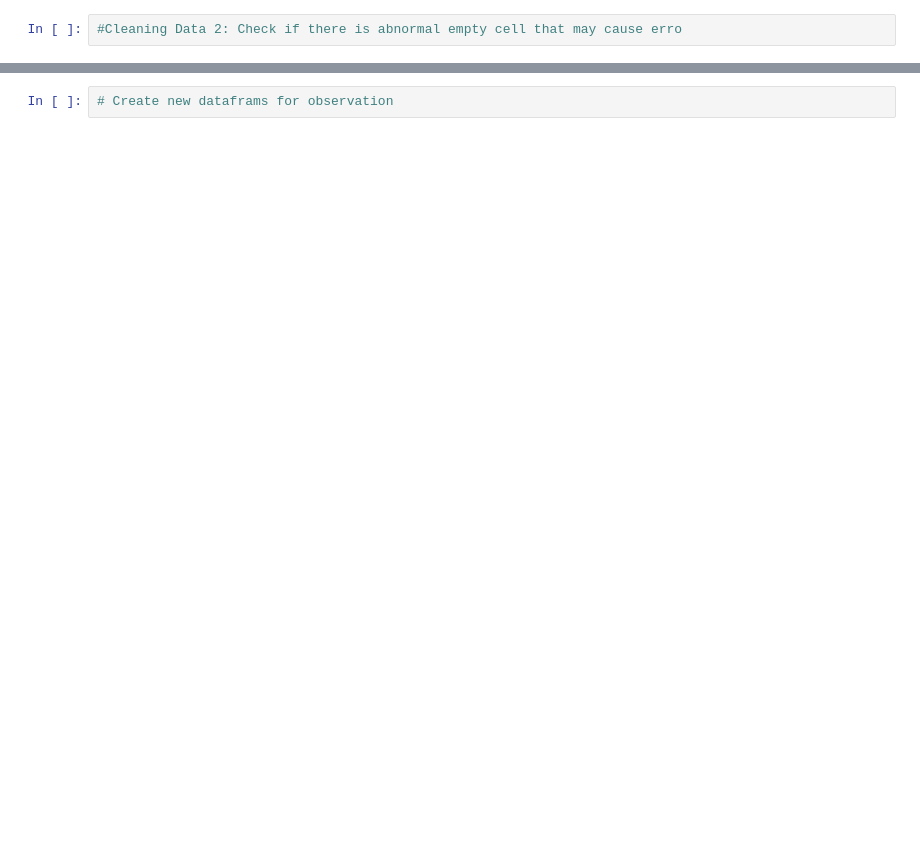
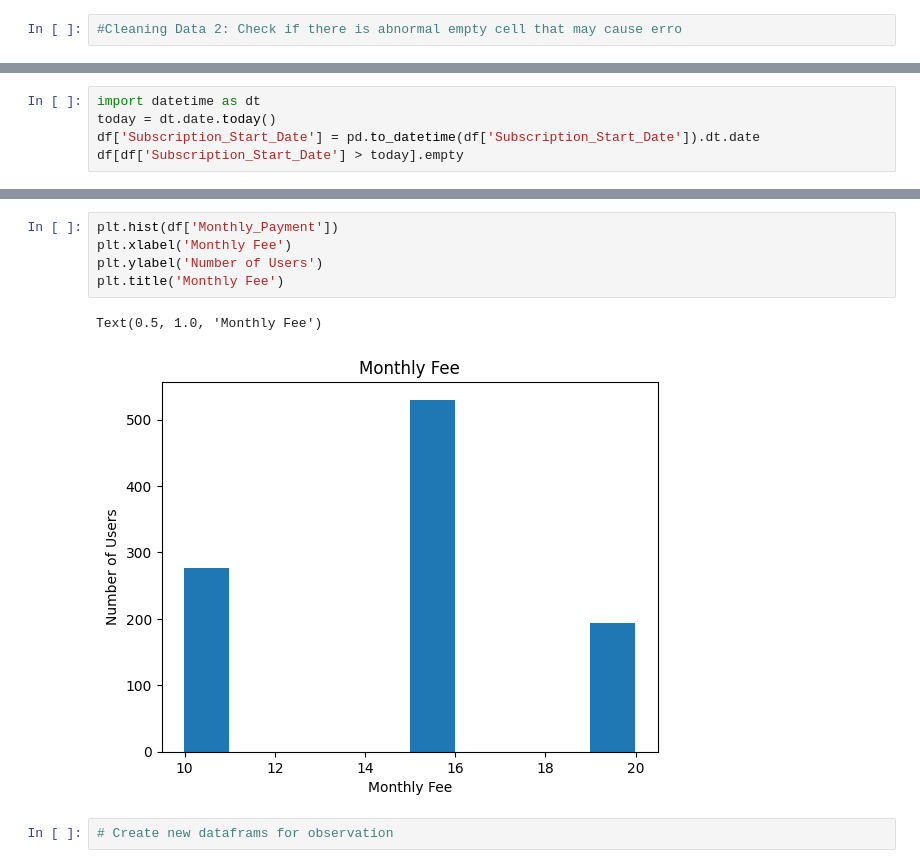
Before and after one commit to Tiffany-tianfei/StudyNotes, a Jupyter notebook: assignment-1.ipynb, the cells around one changed output, grey strips where cells are left out. Cells and saved outputs as stored; diff of their text form; blank space fills up the shorter version.

```diff
--- a/assignment-1.ipynb
+++ b/assignment-1.ipynb
@@ -24,0 +96,5 @@ df['Churned'][churned.index].astype(object).describe()
+# %%
+import datetime as dt
+today = dt.date.today()
+df['Subscription_Start_Date'] = pd.to_datetime(df['Subscription_Start_Date']).dt.date
+df[df['Subscription_Start_Date'] > today].empty
@@ -25,3 +127,11 @@ df['Churned'][churned.index].astype(object).describe()
+# %%
+plt.hist(df['Monthly_Payment'])
+plt.xlabel('Monthly Fee')
+plt.ylabel('Number of Users')
+plt.title('Monthly Fee')
+# %% [output]
+Text(0.5, 1.0, 'Monthly Fee')
+[figure, added]
 # %%
 # Create new dataframs for observation
 # %%
```
Also changed, not shown: parts of 18 cells of this notebook.
